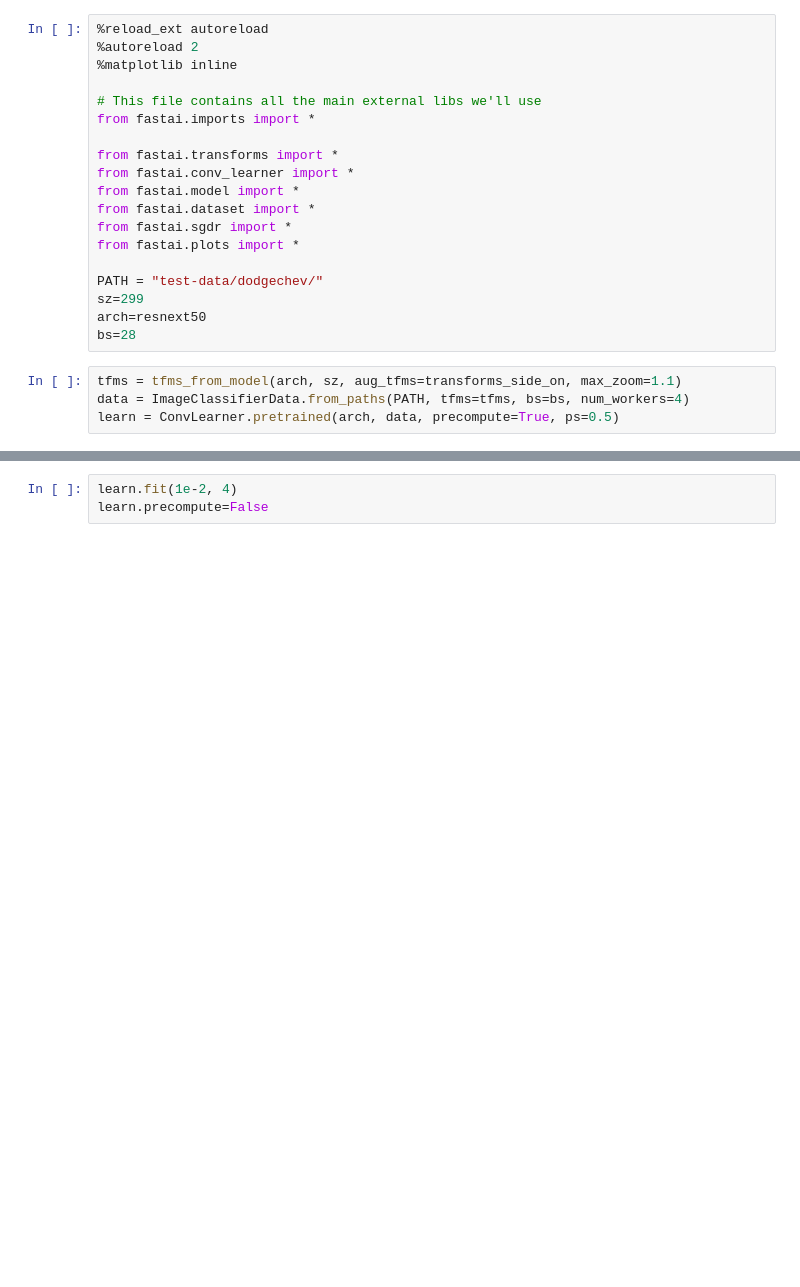
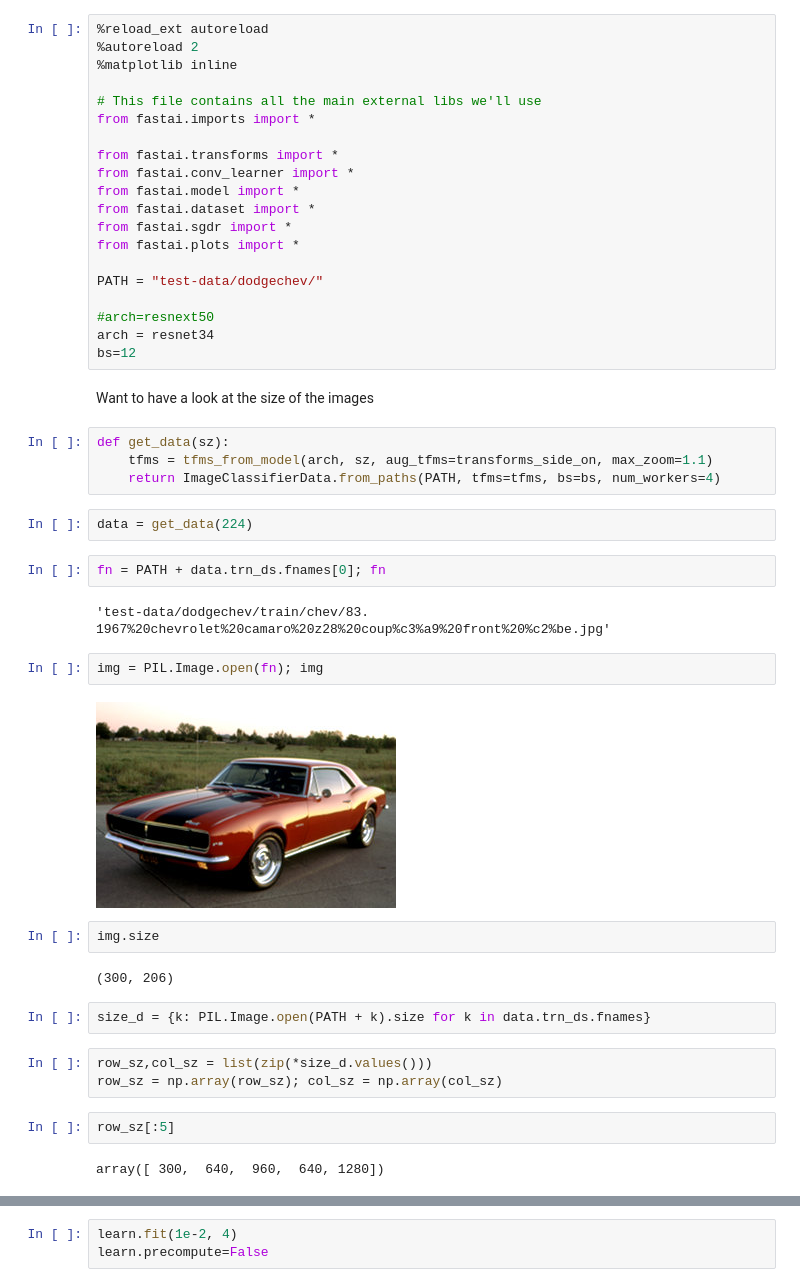
Before and after one commit to jaskinn/fastai, a Jupyter notebook: courses/dl1/lesson 1 - resnext50, dodge vs chev.ipynb, the cells around one changed output, grey strips where cells are left out. Drawn from its saved outputs; the diff is of its cells as text; blank space fills up the shorter version.

Commit message:
Add a data sizer and have a look at the image size of the cars

```diff
--- a/courses/dl1/lesson 1 - resnext50, dodge vs chev.ipynb
+++ b/courses/dl1/lesson 1 - resnext50, dodge vs chev.ipynb
@@ -14,10 +14,36 @@ from fastai.sgdr import *
 from fastai.plots import *
 
 PATH = "test-data/dodgechev/"
-sz=299
-arch=resnext50
-bs=28
+
+#arch=resnext50
+arch = resnet34
+bs=12
+# %% [markdown]
+ Want to have a look at the size of the images
 # %%
-tfms = tfms_from_model(arch, sz, aug_tfms=transforms_side_on, max_zoom=1.1)
-data = ImageClassifierData.from_paths(PATH, tfms=tfms, bs=bs, num_workers=4)
-learn = ConvLearner.pretrained(arch, data, precompute=True, ps=0.5)
+def get_data(sz):
+    tfms = tfms_from_model(arch, sz, aug_tfms=transforms_side_on, max_zoom=1.1)
+    return ImageClassifierData.from_paths(PATH, tfms=tfms, bs=bs, num_workers=4)
+# %%
+data = get_data(224)
+# %%
+fn = PATH + data.trn_ds.fnames[0]; fn
+# %% [output]
+'test-data/dodgechev/train/chev/83. 1967%20chevrolet%20camaro%20z28%20coup%c3%a9%20front%20%c2%be.jpg'
+# %%
+img = PIL.Image.open(fn); img
+# %% [output]
+[figure, added]
+# %%
+img.size
+# %% [output]
+(300, 206)
+# %%
+size_d = {k: PIL.Image.open(PATH + k).size for k in data.trn_ds.fnames}
+# %%
+row_sz,col_sz = list(zip(*size_d.values()))
+row_sz = np.array(row_sz); col_sz = np.array(col_sz)
+# %%
+row_sz[:5]
+# %% [output]
+array([ 300,  640,  960,  640, 1280])
```
Also changed, not shown: parts of 7 cells of this notebook.
